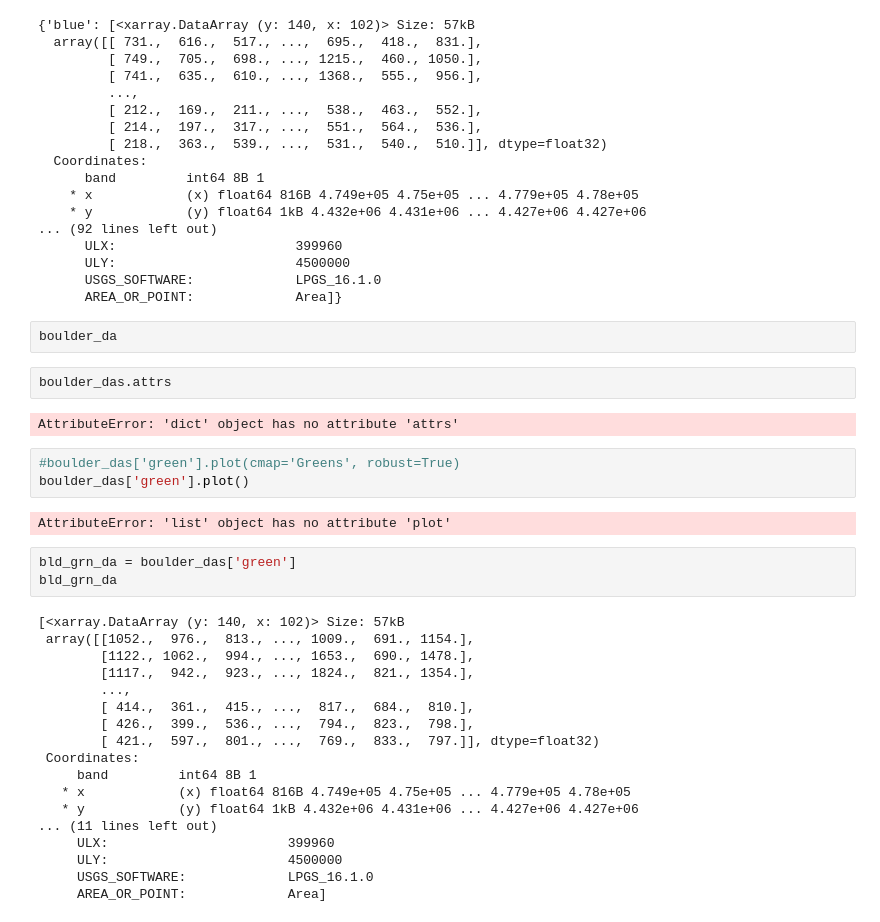
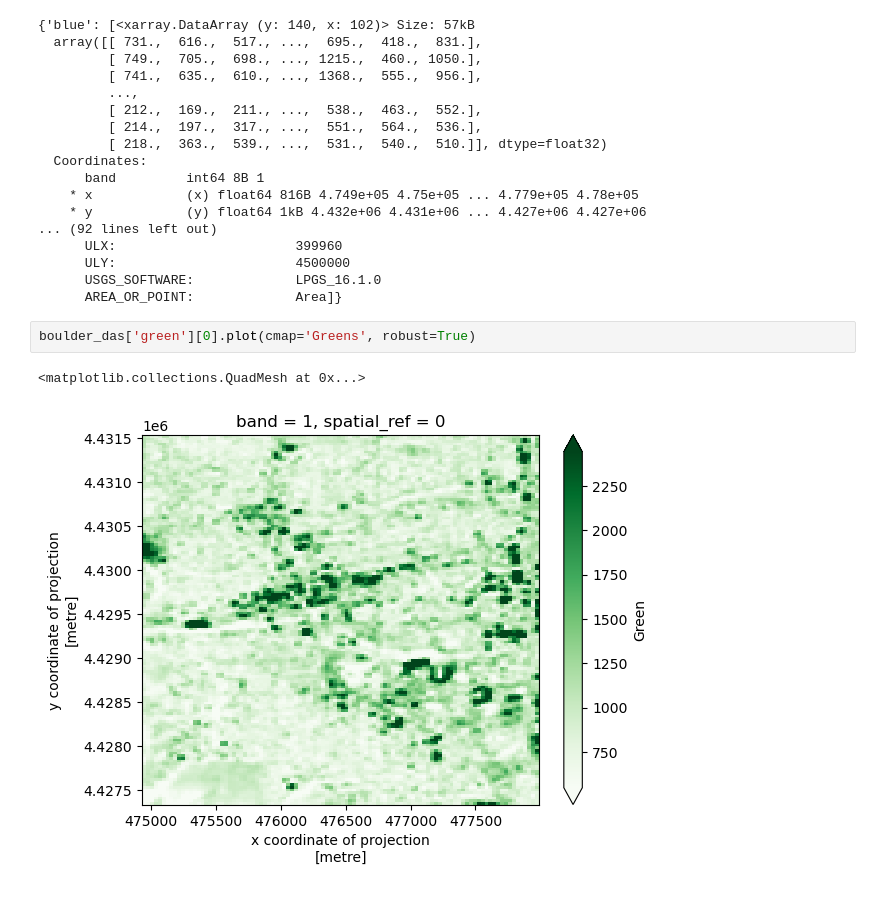
Before and after one commit to earthlab-education/fundamentals-04-redlining-hanried, a Jupyter notebook: notebooks/boulder-redlining.ipynb, the cells around one changed output. Saved outputs shown, nothing was run; the diff lists cells and outputs as text.

Commit message:
got boulder_das plots working

```diff
--- a/notebooks/boulder-redlining.ipynb
+++ b/notebooks/boulder-redlining.ipynb
@@ -427,35 +427,8 @@ boulder_das
       ULY:                       4500000
       USGS_SOFTWARE:             LPGS_16.1.0
       AREA_OR_POINT:             Area]}
-# %%
-boulder_da
-# %%
-boulder_das.attrs
-# %% [output]
-AttributeError: 'dict' object has no attribute 'attrs'
 # %%
-#boulder_das['green'].plot(cmap='Greens', robust=True)
-boulder_das['green'].plot()
+boulder_das['green'][0].plot(cmap='Greens', robust=True)
 # %% [output]
-AttributeError: 'list' object has no attribute 'plot'
+<matplotlib.collections.QuadMesh at 0x...>
+[figure, added]
-# %%
-bld_grn_da = boulder_das['green']
-bld_grn_da
-# %% [output]
-[<xarray.DataArray (y: 140, x: 102)> Size: 57kB
- array([[1052.,  976.,  813., ..., 1009.,  691., 1154.],
-        [1122., 1062.,  994., ..., 1653.,  690., 1478.],
-        [1117.,  942.,  923., ..., 1824.,  821., 1354.],
-        ...,
-        [ 414.,  361.,  415., ...,  817.,  684.,  810.],
-        [ 426.,  399.,  536., ...,  794.,  823.,  798.],
-        [ 421.,  597.,  801., ...,  769.,  833.,  797.]], dtype=float32)
- Coordinates:
-     band         int64 8B 1
-   * x            (x) float64 816B 4.749e+05 4.75e+05 ... 4.779e+05 4.78e+05
-   * y            (y) float64 1kB 4.432e+06 4.431e+06 ... 4.427e+06 4.427e+06
-... (11 lines left out)
-     ULX:                       399960
-     ULY:                       4500000
-     USGS_SOFTWARE:             LPGS_16.1.0
-     AREA_OR_POINT:             Area]
```
Also changed, not shown: parts of 4 cells of this notebook.
